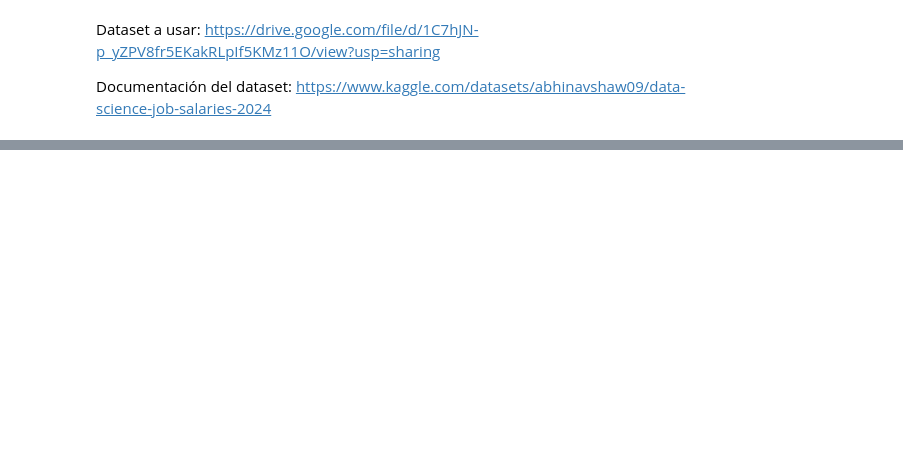
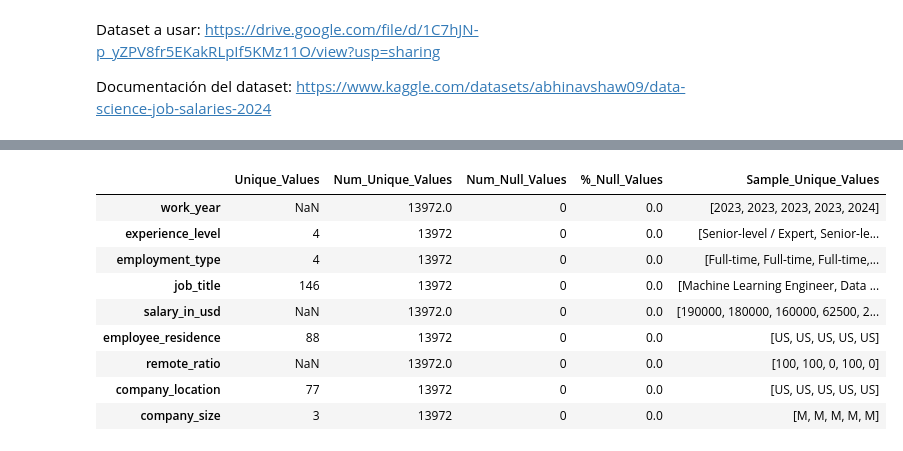
Before and after one commit to lnastri25/IA_UCEMA, a Jupyter notebook: repaso_librerias/Ejercicio_Repaso.ipynb, the cells around one changed output, grey strips where cells are left out. Cells and saved outputs as stored; diff of their text form; code cells hidden in the pictures; blank space fills up the shorter version.

```diff
--- a/repaso_librerias/Ejercicio_Repaso.ipynb
+++ b/repaso_librerias/Ejercicio_Repaso.ipynb
@@ -16,0 +67,14 @@ c. Reemplazar los valores o algún valor de alguna columna
+# %%
+from funciones.funciones_repaso import validate_columns
+validate_columns(salaries)
+# %% [output]
+|  | Unique_Values | Num_Unique_Values | Num_Null_Values | %_Null_Values | Sample_Unique_Values |
+| work_year | NaN | 13972.0 | 0 | 0.0 | [2023, 2023, 2023, 2023, 2024] |
+| experience_level | 4 | 13972 | 0 | 0.0 | [Senior-level / Expert, Senior-le... |
+| employment_type | 4 | 13972 | 0 | 0.0 | [Full-time, Full-time, Full-time,... |
+| job_title | 146 | 13972 | 0 | 0.0 | [Machine Learning Engineer, Data ... |
+| salary_in_usd | NaN | 13972.0 | 0 | 0.0 | [190000, 180000, 160000, 62500, 2... |
+| employee_residence | 88 | 13972 | 0 | 0.0 | [US, US, US, US, US] |
+| remote_ratio | NaN | 13972.0 | 0 | 0.0 | [100, 100, 0, 100, 0] |
+| company_location | 77 | 13972 | 0 | 0.0 | [US, US, US, US, US] |
+| company_size | 3 | 13972 | 0 | 0.0 | [M, M, M, M, M] |
```
Also changed, not shown: parts of 35 cells of this notebook, 1 other file.
